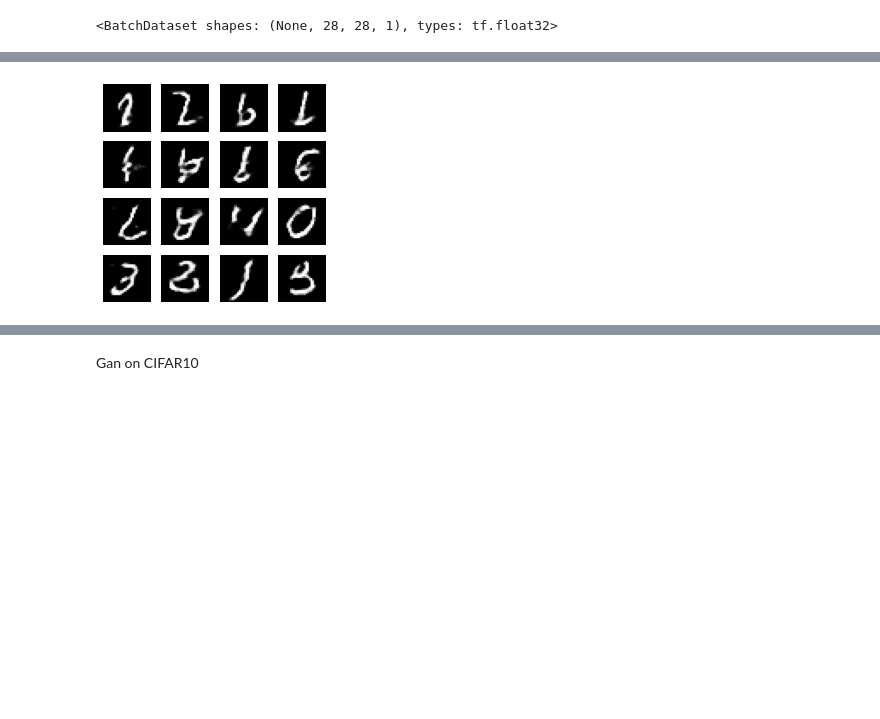
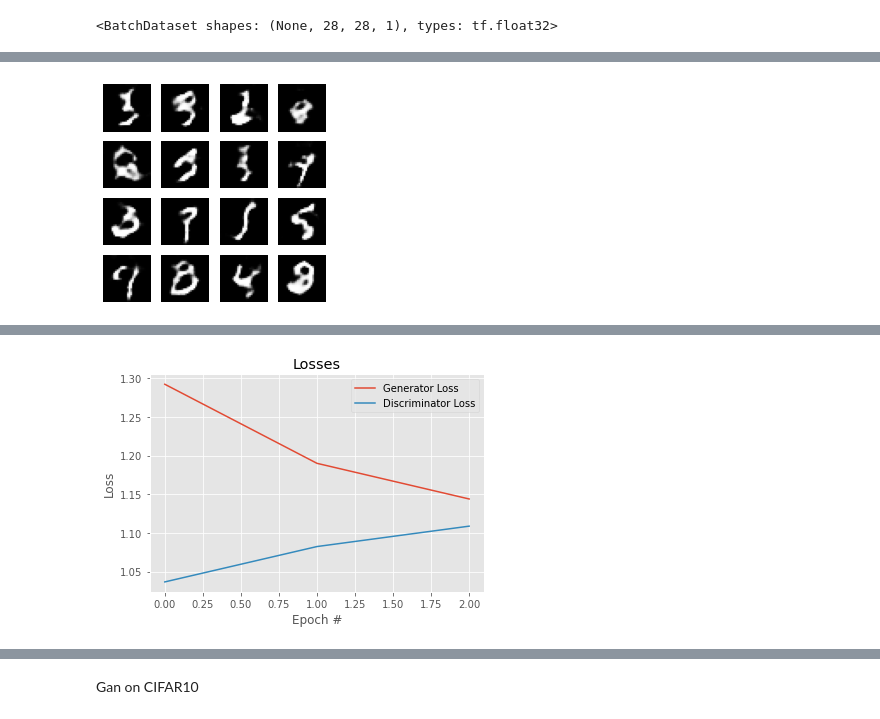
Before and after one commit to ERUD1T3/synthetic-data-gan, a Jupyter notebook: sources/dev.ipynb, the cells around one changed output, grey strips where cells are left out. Saved outputs shown, nothing was run; the diff lists cells and outputs as text; code cells hidden in the pictures; blank space fills up the shorter version.

```diff
--- a/sources/dev.ipynb
+++ b/sources/dev.ipynb
@@ -65,7 +65,7 @@ image's shape: (28, 28)
 # reshape image into a (X, 28, 28, 1) tensor
 images = images.reshape(images.shape[0], 28, 28, 1).astype('float32')
 images = (images - 127.5) / 127.5  # Normalize the images to [-1, 1]
-BUFFER_SIZE = 60000 # number of images
+BUFFER_SIZE = 70000 # number of images
 BATCH_SIZE = 256 # number of images per batch
 
 
@@ -224,7 +224,6 @@ checkpoint = tf.train.Checkpoint(
     discriminator=discriminator
 )
 # %%
-# define the training loop
 EPOCHS = 100
 noise_dim = 100
 num_examples_to_generate = 16
@@ -234,7 +233,7 @@ num_examples_to_generate = 16
 seed = tf.random.normal([num_examples_to_generate, noise_dim])
 
 
-@tf.function # to speed up the training via compilation
+# @tf.function # to speed up the training via compilation
 def train_step(images):
     '''
       train_step function
@@ -257,7 +256,7 @@ def train_step(images):
       disc_loss = discriminator_loss(real_output, fake_output)
 
       # print the losses
-      print(f"generator's loss: {gen_loss}, discriminator's loss: {disc_loss}")
+      # print(f"here generator's loss: {gen_loss}, discriminator's loss: {disc_loss}")
 
     # calculate the gradients
     gradients_of_generator = gen_tape.gradient(gen_loss, generator.trainable_variables)
@@ -266,8 +265,12 @@ def train_step(images):
     generator_optimizer.apply_gradients(zip(gradients_of_generator, generator.trainable_variables))
     discriminator_optimizer.apply_gradients(zip(gradients_of_discriminator, discriminator.trainable_variables))
 
+    # convert from tensors to float
+    val_gen_loss = gen_loss.numpy().astype(float)
+    val_disc_loss = disc_loss.numpy().astype(float)
+
     # return the losses
-    return gen_loss, disc_loss
+    return val_gen_loss, val_disc_loss
 # %%
 def generate_and_save_images(model, epoch, test_input):
   '''
@@ -303,12 +306,26 @@ def train(dataset, epochs):
 
   for epoch in range(epochs):
     start = time.time()
+
+    # to store the losses
+    gen_batch_losses = []
+    disc_batch_losses = []
+
     for image_batch in dataset:
       # print the batch shape
       # print(f"Batch shape: {image_batch.shape}") # (256, 28, 28, 1)
       gen_loss, disc_loss = train_step(image_batch)
-      gen_losses.append(gen_loss)
-      disc_losses.append(disc_loss)
+
+      # add the batch losses
+      gen_batch_losses.append(gen_loss)
+      disc_batch_losses.append(disc_loss)
+
+    # calculate the epoch losses
+    gen_epoch_loss = np.mean(gen_batch_losses)
+    disc_epoch_loss = np.mean(disc_batch_losses)
+    # add the epoch losses
+    gen_losses.append(gen_epoch_loss)
+    disc_losses.append(disc_epoch_loss)
 
     # Produce images for the GIF as you go
     display.clear_output(wait=True)
@@ -320,16 +337,20 @@ def train(dataset, epochs):
 
     # print the epoch time
     print (f'Epoch: {epoch + 1} took {time.time() - start} sec')
+    # print the losses
+    print(f"Generator's loss: {gen_epoch_loss}, Discriminator's loss: {disc_epoch_loss}")
 
   # Generate after the final epoch
   display.clear_output(wait=True)
   generate_and_save_images(generator, epochs, seed)
 
+  # print(f"generator's loss: {gen_losses}, discriminator's loss: {disc_losses}")
+
   plt.style.use('ggplot')
   plt.figure()
 
-  plt.plot(range(epochs), gen_loss, label = 'Generator Loss')
-  plt.plot(range(epochs), disc_loss, label = 'Discriminator Loss')
+  plt.plot(range(epochs), gen_losses, label = 'Generator Loss')
+  plt.plot(range(epochs), disc_losses, label = 'Discriminator Loss')
 
   plt.title('Losses')
   plt.xlabel('Epoch #')
@@ -337,7 +358,7 @@ def train(dataset, epochs):
   plt.legend()
 # %%
 # train the models (important that generator and discriminator don't overpower each other)
-EPOCHS = 100
+EPOCHS = 500
 train(train_dataset, EPOCHS)
 # %% [output]
-[figure, old version]
+[figure, new version]
@@ -345,3 +365,4 @@ Epoch: 77 took 10.712501525878906 sec
+[figure, added]
 # %%
 # to restore the latest checkpoint in checkpoint_dir
 checkpoint.restore(tf.train.latest_checkpoint(checkpoint_dir))
```
Also changed, not shown: parts of 22 cells of this notebook, 1 other file.
